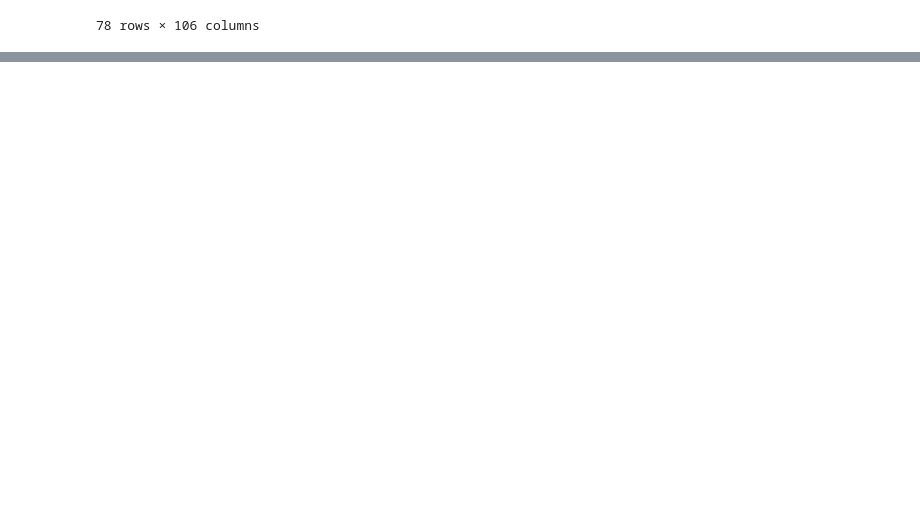
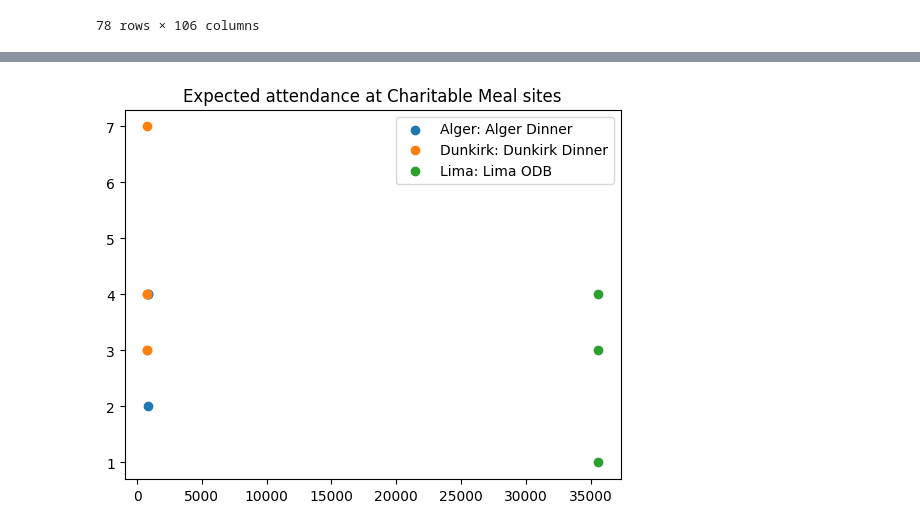
Before and after one commit to Human-Centered-Optimization-Lab/clinicOpt, a Jupyter notebook: tools/attendancePlaygorund.ipynb, the cells around one changed output, grey strips where cells are left out. Drawn from its saved outputs; the diff is of its cells as text; code cells hidden in the pictures; blank space fills up the shorter version.

```diff
--- a/tools/attendancePlaygorund.ipynb
+++ b/tools/attendancePlaygorund.ipynb
@@ -87,0 +82,4 @@ thirftEvents
+# %%
+plot_site_type('Charitable Meal')
+# %% [output]
+[figure, added]
```
Also changed, not shown: parts of 10 cells of this notebook.
